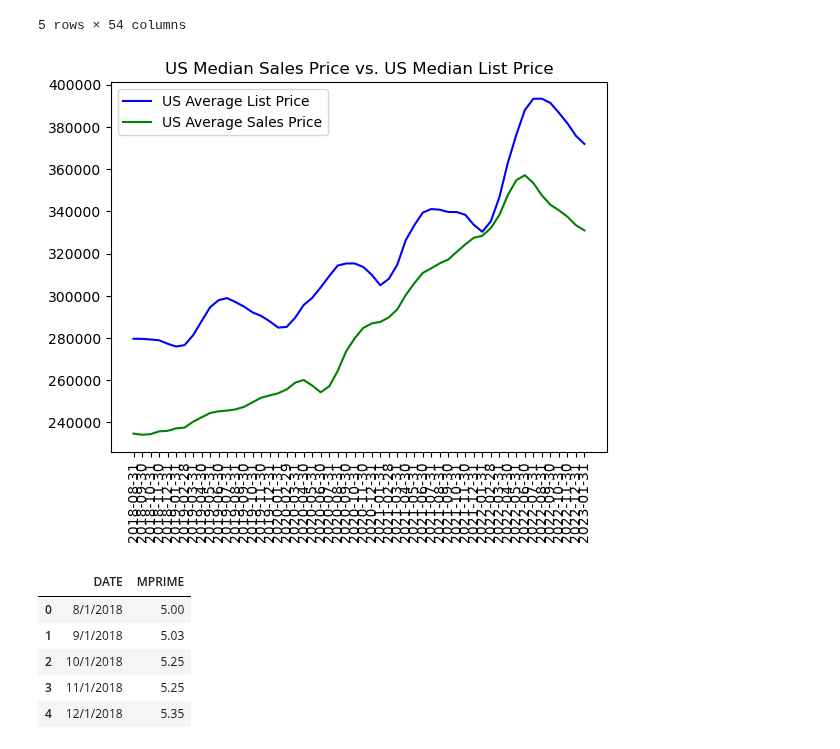
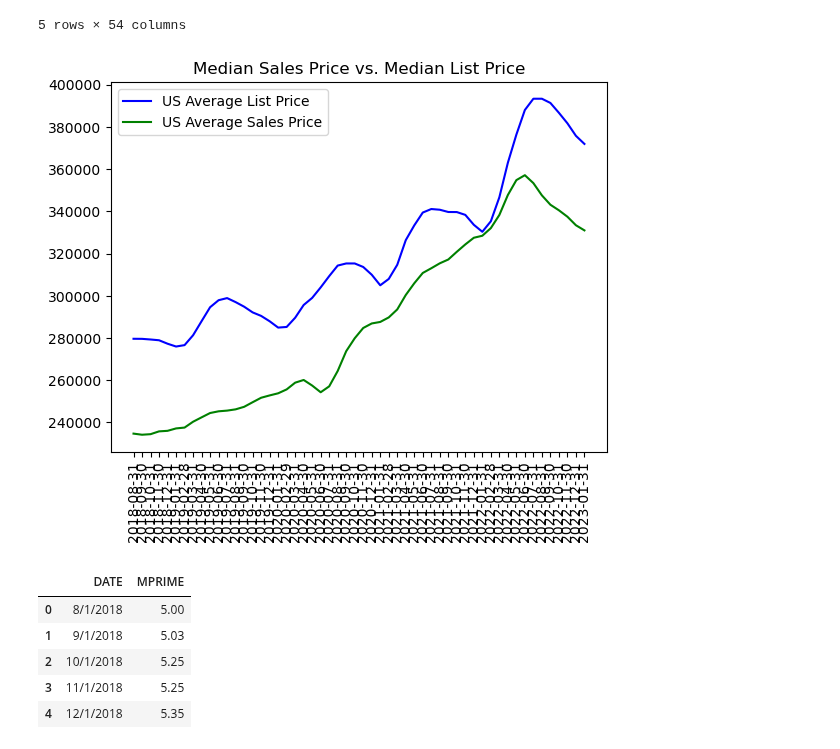
Before and after one commit to ceramicbull/Project-1-Repo, a Jupyter notebook: leighas_analysis/Project_One.ipynb, the cells around one changed output. Saved outputs shown, nothing was run; the diff lists cells and outputs as text; code cells hidden in the pictures.

```diff
--- a/leighas_analysis/Project_One.ipynb
+++ b/leighas_analysis/Project_One.ipynb
@@ -231,28 +231,28 @@ cp_average_sales_price.head()
 # %%
 # Multi plot of Average Mortgage rate vs. Average Sales price
 list_price = lr_median_list_price_us.loc['United States']
 sales_price = cp_average_sales_price.loc['United States']
 
 x_axis = lr_median_list_price_us.keys()
 
 list_price_plot, = plt.plot(x_axis, list_price, color="blue", label="US Average List Price" )
 
 sales_plot, = plt.plot(x_axis, sales_price, color='green', label="US Average Sales Price")
 
 #Add title
-plt.title("US Median Sales Price vs. US Median List Price")
+plt.title("Median Sales Price vs. Median List Price")
 
 plt.xticks(rotation="vertical")
 plt.legend(handles=[list_price_plot, sales_plot], loc="best")
 
 # Save the figure to main folder
 #plt.savefig("../images/lr_sales_list_comparison.png")
 # Save the figure to my folder
 plt.savefig("Output Data/lr_sales_list_comparison.png")
 
 plt.show()
 # %% [output]
-[figure, old version]
+[figure, new version]
 # %%
 # read in raw data of prime rates using pandas
 prime_rates_data_to_load = 'Resources/lr _prime_rates.csv'
```
Also changed, not shown: parts of 3 cells of this notebook, 4 other files.
